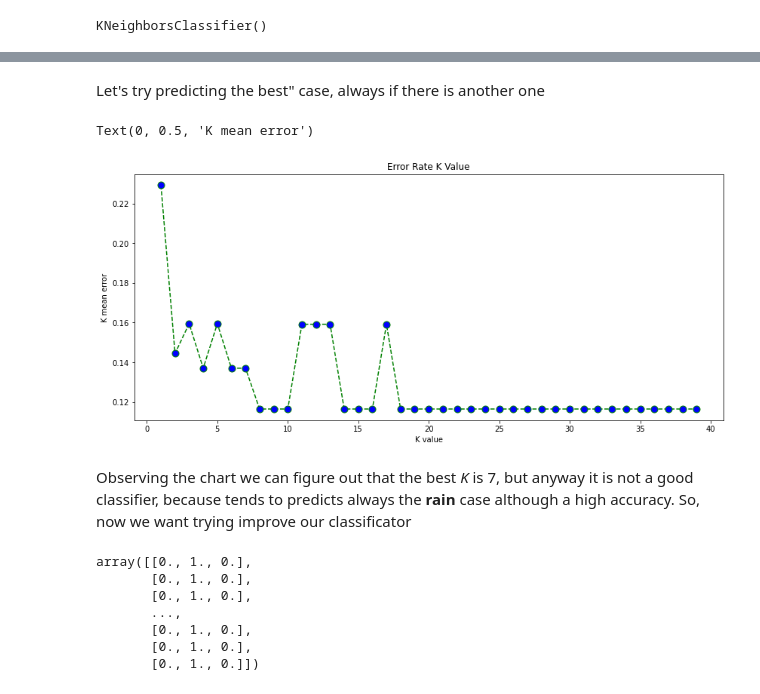
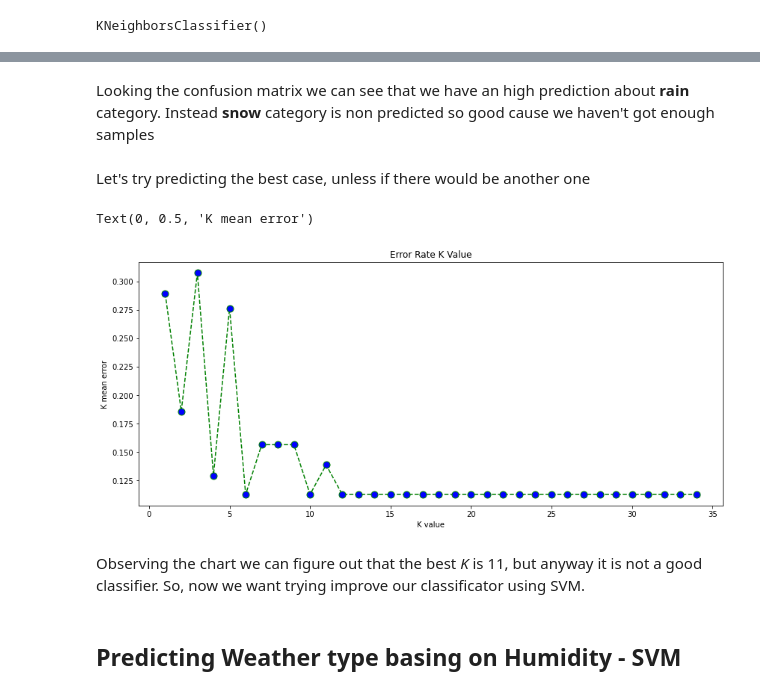
Before and after one commit to nikgreg99/weather-analysis-machine-learning, a Jupyter notebook: Weather Forecast - en.ipynb, the cells around one changed output, grey strips where cells are left out. Cells and saved outputs as stored; diff of their text form; code cells hidden in the pictures.

```diff
--- a/Weather Forecast - en.ipynb
+++ b/Weather Forecast - en.ipynb
@@ -386,0 +421,4 @@ We can observe that Ridge and Lasso via Cross Validation obtain the same results
+# %%
+#Drop Precip Type columns with other value cause we have few samples tho predict
+df = df.drop(df[df["Precip Type"] == "other"].index)
+set(df["Precip Type"])
@@ -387,6 +427,9 @@ We can observe that Ridge and Lasso via Cross Validation obtain the same results
+# %%
+#Divide again the dataset int train and test
+dfTrain,dfTest = train_test_split(df,random_state=1234,test_size= testPortion)
 # %%
-xTrain = df["Humidity"].values
-yTrain = df["Precip Type"].values
+xTrain = dfTrain["Humidity"].values
+yTrain = dfTrain["Precip Type"].values
 xTest = dfTest["Humidity"].values
 yTest = dfTest["Precip Type"].values
 # %%
@@ -431,21 +473,24 @@ Accuracy: 0.867397014100083
+# %% [markdown]
+Looking the confusion matrix we can see that we have an high prediction about  **rain** category. Instead **snow** category is non predicted so good cause we haven't got enough samples
 # %% [markdown]
-Let's try predicting  the best" case, always if there is another one
+Let's try predicting  the best case, unless  if there would be   another one
 # %%
+#CELL A BIT SLOW TO RUN
 errorsClassifiers = list()
-for i in range (1,40):
+for i in range (1,35):
     weatherClassifier =  KNeighborsClassifier(n_neighbors=i)
     weatherClassifier.fit(xTrainScaled,yTrain)
     yPredict = weatherClassifier.predict(xTest)
     errorsClassifiers.append(np.mean(yTest != yPredict))
 # %%
 plt.figure(figsize =(14,6))
-plt.plot(range(1,40), errorsClassifiers, color = "green", linestyle="dashed", marker="o",
+plt.plot(range(1,35), errorsClassifiers, color = "green", linestyle="dashed", marker="o",
          markerfacecolor='blue', markersize=9)
 plt.title("Error Rate K Value")
 plt.xlabel("K value")
 plt.ylabel("K mean error")
 # %% [output]
 Text(0, 0.5, 'K mean error')
-[figure, old version]
+[figure, new version]
 # %% [markdown]
-Observing the chart we can figure out that the best *K* is 7, but anyway it is not a good classifier, because tends to predicts always the **rain** case although a high accuracy. So, now we want trying improve our classificator
+Observing the chart we can figure out that the best *K* is 11, but anyway it is not a good classifier. So, now we want trying improve our classificator using SVM.
@@ -455,13 +497,2 @@ precipTypeDiscreteValues = labelEncoderPrecip.fit_transform(df["Precip Type"])
-# %%
-oneHotEncoder = OneHotEncoder()
-precipTypeDiscreteValues = np.reshape(precipTypeDiscreteValues,(-1,1))
-precipTypeArrayY = oneHotEncoder.fit_transform(precipTypeDiscreteValues).toarray()
-precipTypeArrayY
-# %% [output]
-array([[0., 1., 0.],
-       [0., 1., 0.],
-       [0., 1., 0.],
-       ...,
-       [0., 1., 0.],
-       [0., 1., 0.],
-       [0., 1., 0.]])
+# %% [markdown]
+## Predicting Weather type basing on Humidity - SVM
```
Also changed, not shown: parts of 43 cells of this notebook, 1 other file.
